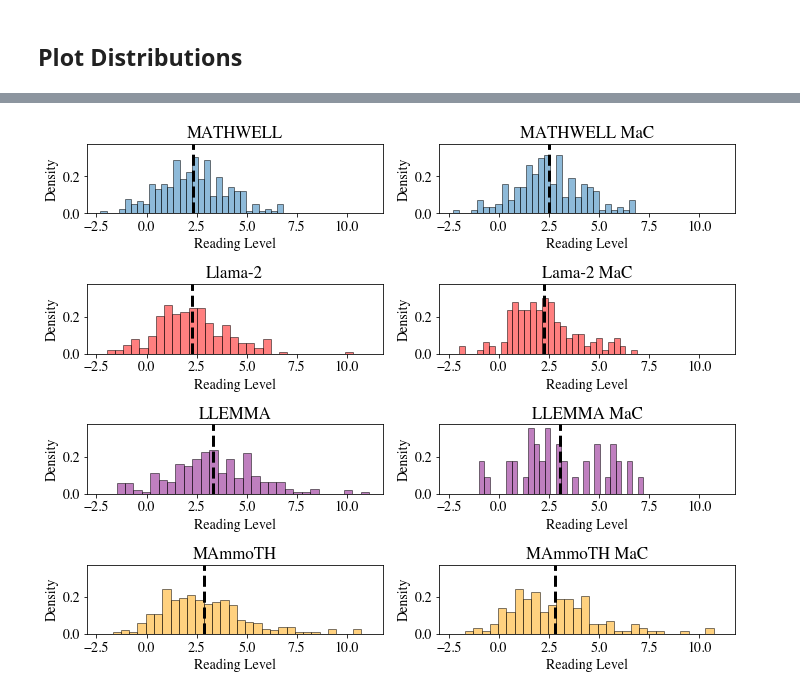
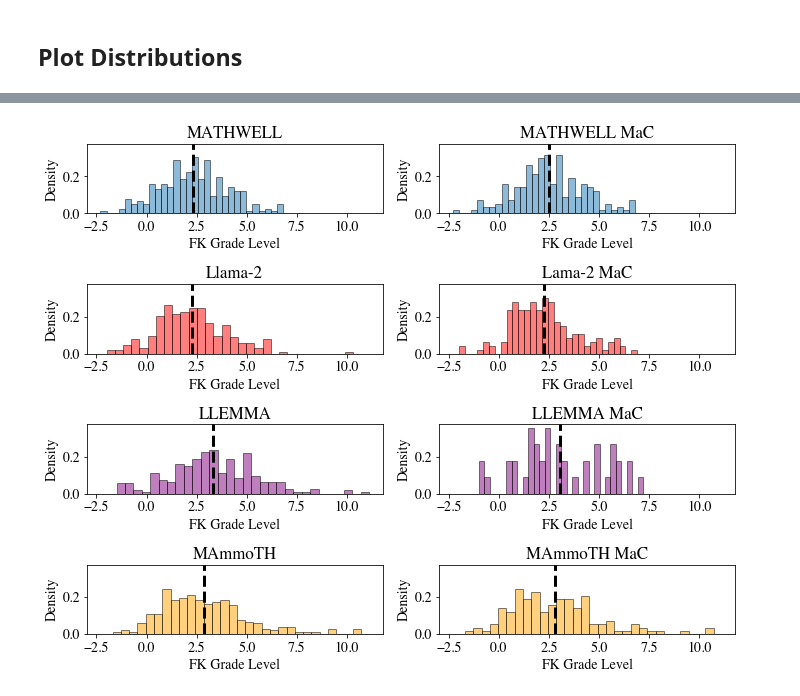
Before and after one commit to bryanchrist/llama2-70b, a Jupyter notebook: reading_level.ipynb, the cells around one changed output, grey strips where cells are left out. Saved outputs shown, nothing was run; the diff lists cells and outputs as text; code cells hidden in the pictures.

```diff
--- a/reading_level.ipynb
+++ b/reading_level.ipynb
@@ -316,42 +316,42 @@ axs[2,0].axvline(np.mean(llema_all_grades), color='k', linestyle='dashed', linew
 axs[3, 0].hist(mammoth_all_grades, bins=30, alpha=0.5, label='MAmmoTH', edgecolor='black', density=True, color= 'Orange')
 axs[3, 0].set_title('MAmmoTH')
 axs[3,0].axvline(np.mean(mammoth_all_grades), color='k', linestyle='dashed', linewidth=3)
 
-axs[0, 0].set_xlabel('Reading Level')
+axs[0, 0].set_xlabel('FK Grade Level')
 axs[0, 0].set_ylabel('Density')
-axs[0, 1].set_xlabel('Reading Level')
+axs[0, 1].set_xlabel('FK Grade Level')
 axs[0, 1].set_ylabel('Density')
-axs[1, 0].set_xlabel('Reading Level')
+axs[1, 0].set_xlabel('FK Grade Level')
 axs[1, 0].set_ylabel('Density')
-axs[1, 1].set_xlabel('Reading Level')
+axs[1, 1].set_xlabel('FK Grade Level')
 axs[1, 1].set_ylabel('Density')
-axs[2, 0].set_xlabel('Reading Level')
+axs[2, 0].set_xlabel('FK Grade Level')
 axs[2, 0].set_ylabel('Density')
-axs[2, 1].set_xlabel('Reading Level')
+axs[2, 1].set_xlabel('FK Grade Level')
 axs[2, 1].set_ylabel('Density')
-axs[3, 0].set_xlabel('Reading Level')
+axs[3, 0].set_xlabel('FK Grade Level')
 axs[3, 0].set_ylabel('Density')
-axs[3, 1].set_xlabel('Reading Level')
+axs[3, 1].set_xlabel('FK Grade Level')
 axs[3, 1].set_ylabel('Density')
 axs[0,0].tick_params(axis='both', which='both', labelsize=14, labelbottom=True)
 axs[0,1].tick_params(axis='both', which='both', labelsize=14, labelbottom=True)
 axs[1,0].tick_params(axis='both', which='both', labelsize=14, labelbottom=True)
 axs[1,1].tick_params(axis='both', which='both', labelsize=14, labelbottom=True)
 axs[2,0].tick_params(axis='both', which='both', labelsize=14, labelbottom=True)
 axs[2,1].tick_params(axis='both', which='both', labelsize=14, labelbottom=True)
 axs[3,0].tick_params(axis='both', which='both', labelsize=14, labelbottom=True)
 axs[3,1].tick_params(axis='both', which='both', labelsize=14, labelbottom=True)
 
 axs[0,1].tick_params(axis='y', which='both', labelsize=14, labelleft=True)
 axs[1,1].tick_params(axis='y', which='both', labelsize=14, labelleft=True)
 axs[2,1].tick_params(axis='y', which='both', labelsize=14, labelleft=True)
 axs[3,1].tick_params(axis='y', which='both', labelsize=14, labelleft=True)
 
 # Customize the overall layout
 plt.tight_layout()
 plt.savefig('reading_level_models.png')
 # %% [output]
-[figure, old version]
+[figure, new version]
 # %%
 # Create a figure with two subplots (2 rows, 1 column)
 fig, axs = plt.subplots(nrows=2, ncols=2, figsize=(10, 8), sharex = True, sharey = True)
```
Also changed, not shown: parts of 6 cells of this notebook, 5 other files.
